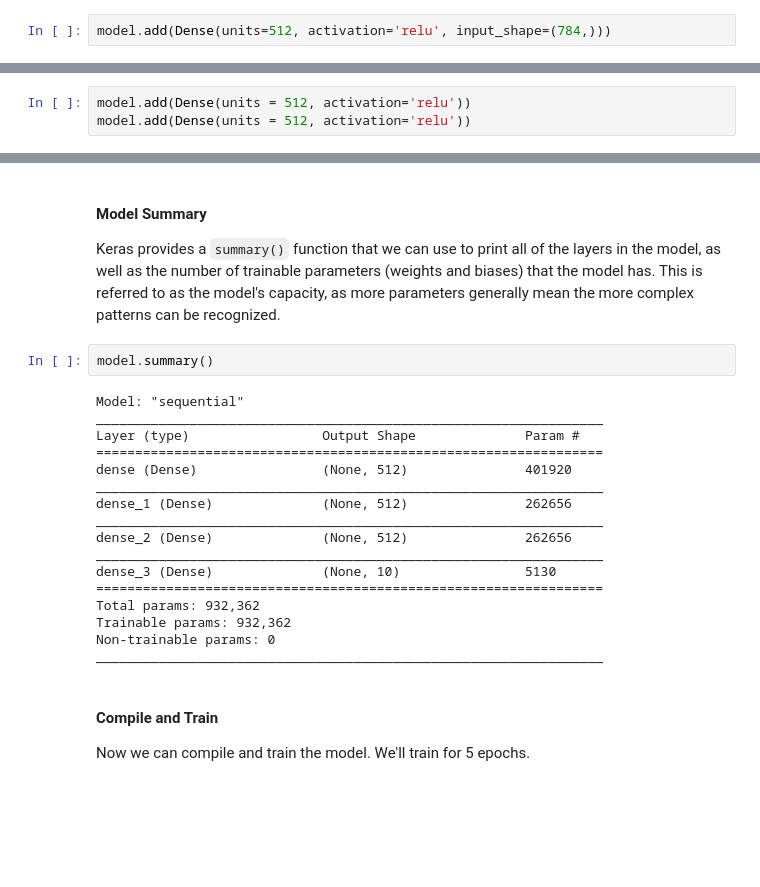
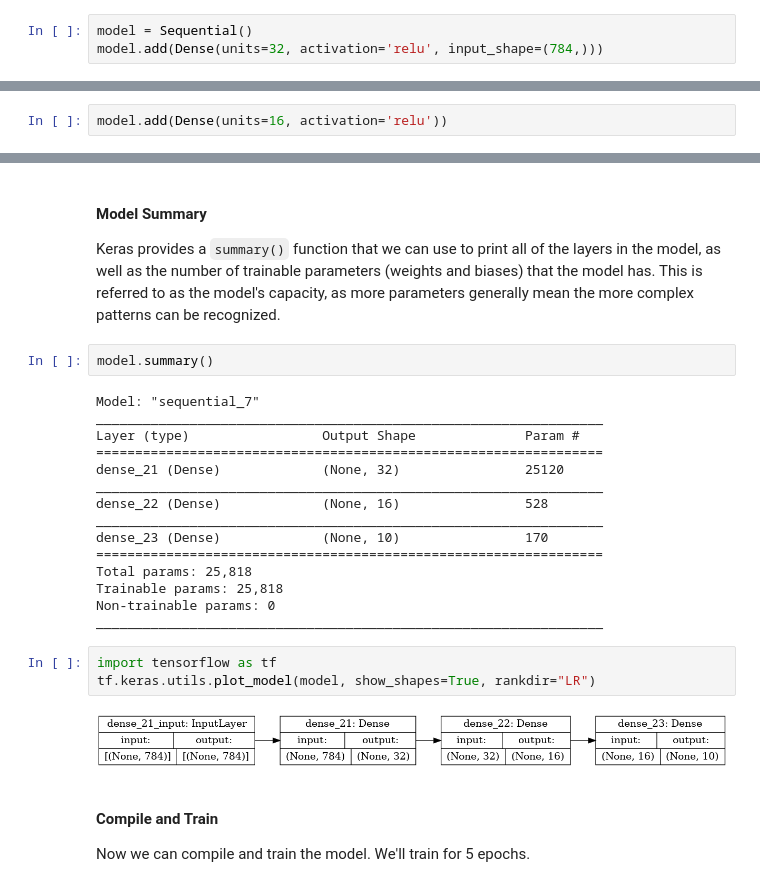
Before and after one commit to jason-weddington/hello-tensorflow, a Jupyter notebook: hello-tensorflow.ipynb, the cells around one changed output, grey strips where cells are left out. Drawn from its saved outputs; the diff is of its cells as text; blank space fills up the shorter version.

Commit message:
added second MNIST model

```diff
--- a/hello-tensorflow.ipynb
+++ b/hello-tensorflow.ipynb
@@ -155,7 +153,8 @@ First, we add the input layer. This layer must match the shape of our input. Sin
 
 Fully connected means that every neuron in each layer is connected to every neuron in the next, like the image above.
 # %%
-model.add(Dense(units=512, activation='relu', input_shape=(784,)))
+model = Sequential()
+model.add(Dense(units=32, activation='relu', input_shape=(784,)))
 # %% [markdown]
 #### Hidden Layers
 
@@ -165,8 +164,7 @@ These parameters are called hyperparameters because we as modelers choose them.
 
 We'll add two hidden layers, also using the ReLU activation function.
 # %%
-model.add(Dense(units = 512, activation='relu'))
-model.add(Dense(units = 512, activation='relu'))
+model.add(Dense(units=16, activation='relu'))
 # %% [markdown]
 #### Output Layer
 
@@ -181,22 +179,25 @@ Keras provides a `summary()` function that we can use to print all of the layers
 # %%
 model.summary()
 # %% [output]
-Model: "sequential"
+Model: "sequential_7"
 _________________________________________________________________
 Layer (type)                 Output Shape              Param #
 =================================================================
-dense (Dense)                (None, 512)               401920
+dense_21 (Dense)             (None, 32)                25120
 _________________________________________________________________
-dense_1 (Dense)              (None, 512)               262656
+dense_22 (Dense)             (None, 16)                528
 _________________________________________________________________
-dense_2 (Dense)              (None, 512)               262656
-_________________________________________________________________
-dense_3 (Dense)              (None, 10)                5130
+dense_23 (Dense)             (None, 10)                170
 =================================================================
-Total params: 932,362
-Trainable params: 932,362
+Total params: 25,818
+Trainable params: 25,818
 Non-trainable params: 0
 _________________________________________________________________
+# %%
+import tensorflow as tf
+tf.keras.utils.plot_model(model, show_shapes=True, rankdir="LR")
+# %% [output]
+[figure, added]
 # %% [markdown]
 #### Compile and Train
 Now we can compile and train the model. We'll train for 5 epochs.
```
Also changed, not shown: parts of 13 cells of this notebook, 2 other files.
